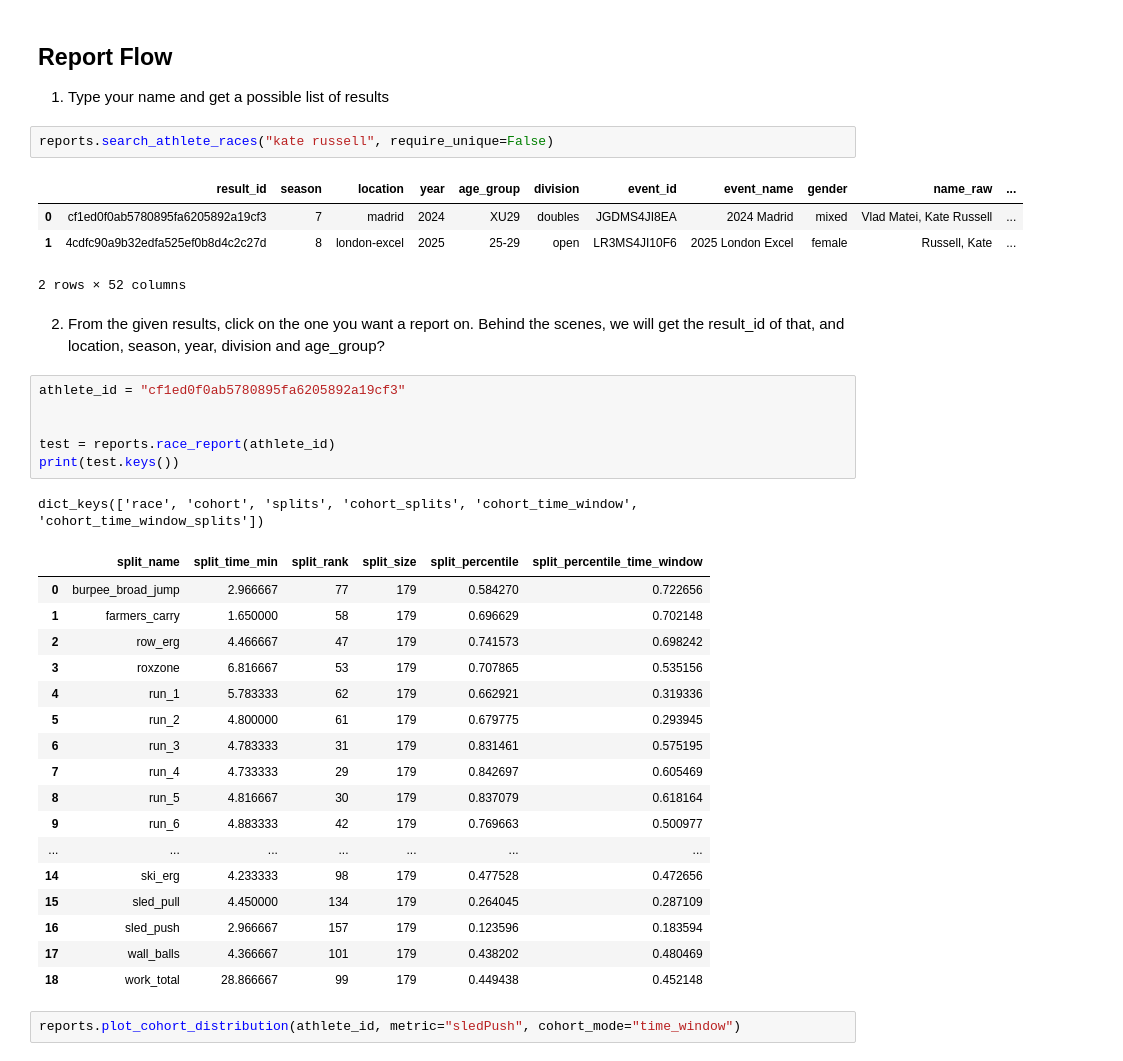
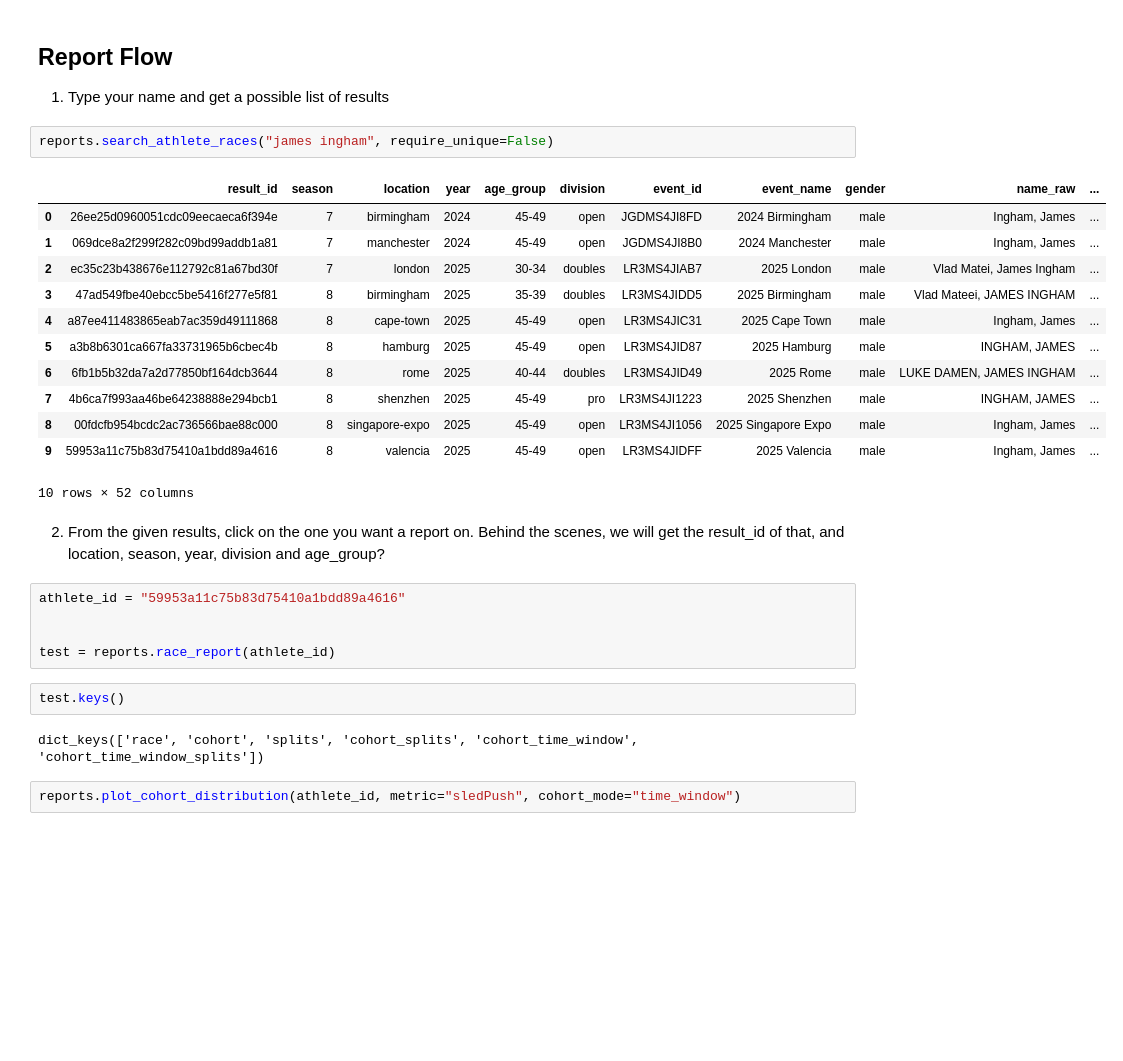
Before and after one commit to vmatei2/pyrox-client, a Jupyter notebook: test_notebook_url.ipynb, the cells around one changed output. Saved outputs shown, nothing was run; the diff lists cells and outputs as text; blank space fills up the shorter version.

```diff
--- a/test_notebook_url.ipynb
+++ b/test_notebook_url.ipynb
@@ -120,40 +120,32 @@ reports = ReportingClient(database="pyrox_duckdb")
 
 1. Type your name and get a possible list of results
 # %%
-reports.search_athlete_races("kate russell", require_unique=False)
+reports.search_athlete_races("james ingham", require_unique=False)
 # %% [output]
 |  | result_id | season | location | year | age_group | division | event_id | event_name | gender | name_raw | ... |
-| 0 | cf1ed0f0ab5780895fa6205892a19cf3 | 7 | madrid | 2024 | XU29 | doubles | JGDMS4JI8EA | 2024 Madrid | mixed | Vlad Matei, Kate Russell | ... |
-| 1 | 4cdfc90a9b32edfa525ef0b8d4c2c27d | 8 | london-excel | 2025 | 25-29 | open | LR3MS4JI10F6 | 2025 London Excel | female | Russell, Kate | ... |
+| 0 | 26ee25d0960051cdc09eecaeca6f394e | 7 | birmingham | 2024 | 45-49 | open | JGDMS4JI8FD | 2024 Birmingham | male | Ingham, James | ... |
+| 1 | 069dce8a2f299f282c09bd99addb1a81 | 7 | manchester | 2024 | 45-49 | open | JGDMS4JI8B0 | 2024 Manchester | male | Ingham, James | ... |
+| 2 | ec35c23b438676e112792c81a67bd30f | 7 | london | 2025 | 30-34 | doubles | LR3MS4JIAB7 | 2025 London | male | Vlad Matei, James Ingham | ... |
+| 3 | 47ad549fbe40ebcc5be5416f277e5f81 | 8 | birmingham | 2025 | 35-39 | doubles | LR3MS4JIDD5 | 2025 Birmingham | male | Vlad Mateei, JAMES INGHAM | ... |
+| 4 | a87ee411483865eab7ac359d49111868 | 8 | cape-town | 2025 | 45-49 | open | LR3MS4JIC31 | 2025 Cape Town | male | Ingham, James | ... |
+| 5 | a3b8b6301ca667fa33731965b6cbec4b | 8 | hamburg | 2025 | 45-49 | open | LR3MS4JID87 | 2025 Hamburg | male | INGHAM, JAMES | ... |
+| 6 | 6fb1b5b32da7a2d77850bf164dcb3644 | 8 | rome | 2025 | 40-44 | doubles | LR3MS4JID49 | 2025 Rome | male | LUKE DAMEN, JAMES INGHAM | ... |
+| 7 | 4b6ca7f993aa46be64238888e294bcb1 | 8 | shenzhen | 2025 | 45-49 | pro | LR3MS4JI1223 | 2025 Shenzhen | male | INGHAM, JAMES | ... |
+| 8 | 00fdcfb954bcdc2ac736566bae88c000 | 8 | singapore-expo | 2025 | 45-49 | open | LR3MS4JI1056 | 2025 Singapore Expo | male | Ingham, James | ... |
+| 9 | 59953a11c75b83d75410a1bdd89a4616 | 8 | valencia | 2025 | 45-49 | open | LR3MS4JIDFF | 2025 Valencia | male | Ingham, James | ... |
-2 rows × 52 columns
+10 rows × 52 columns
 # %% [markdown]
 2. From the given results, click on the one you want a report on.
     Behind the scenes, we will get the result_id of that, and location, season, year, division and age_group?
 # %%
-athlete_id = "cf1ed0f0ab5780895fa6205892a19cf3"
+athlete_id = "59953a11c75b83d75410a1bdd89a4616"
 
 
 test = reports.race_report(athlete_id)
-print(test.keys())
-# %% [output]
-dict_keys(['race', 'cohort', 'splits', 'cohort_splits', 'cohort_time_window', 'cohort_time_window_splits'])
-|  | split_name | split_time_min | split_rank | split_size | split_percentile | split_percentile_time_window |
-| 0 | burpee_broad_jump | 2.966667 | 77 | 179 | 0.584270 | 0.722656 |
-| 1 | farmers_carry | 1.650000 | 58 | 179 | 0.696629 | 0.702148 |
-| 2 | row_erg | 4.466667 | 47 | 179 | 0.741573 | 0.698242 |
-| 3 | roxzone | 6.816667 | 53 | 179 | 0.707865 | 0.535156 |
-| 4 | run_1 | 5.783333 | 62 | 179 | 0.662921 | 0.319336 |
-| 5 | run_2 | 4.800000 | 61 | 179 | 0.679775 | 0.293945 |
-| 6 | run_3 | 4.783333 | 31 | 179 | 0.831461 | 0.575195 |
-| 7 | run_4 | 4.733333 | 29 | 179 | 0.842697 | 0.605469 |
-| 8 | run_5 | 4.816667 | 30 | 179 | 0.837079 | 0.618164 |
-| 9 | run_6 | 4.883333 | 42 | 179 | 0.769663 | 0.500977 |
-| ... | ... | ... | ... | ... | ... | ... |
-| 14 | ski_erg | 4.233333 | 98 | 179 | 0.477528 | 0.472656 |
-| 15 | sled_pull | 4.450000 | 134 | 179 | 0.264045 | 0.287109 |
-| 16 | sled_push | 2.966667 | 157 | 179 | 0.123596 | 0.183594 |
-| 17 | wall_balls | 4.366667 | 101 | 179 | 0.438202 | 0.480469 |
-| 18 | work_total | 28.866667 | 99 | 179 | 0.449438 | 0.452148 |
+# %%
+test.keys()
+# %% [output]
+dict_keys(['race', 'cohort', 'splits', 'cohort_splits', 'cohort_time_window', 'cohort_time_window_splits'])
 # %%
 reports.plot_cohort_distribution(athlete_id, metric="sledPush", cohort_mode="time_window")
 # %% [output]
```
Also changed, not shown: 4 other files.
